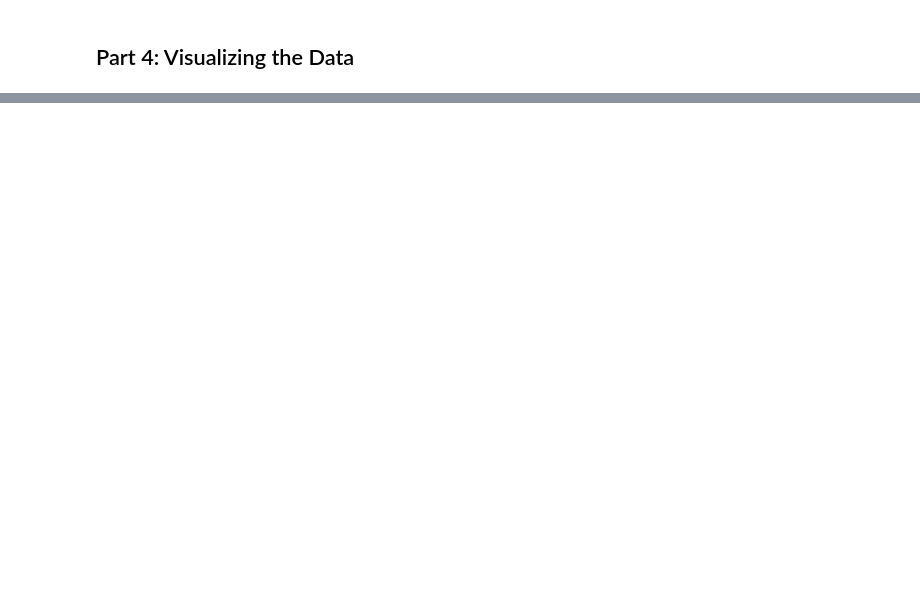
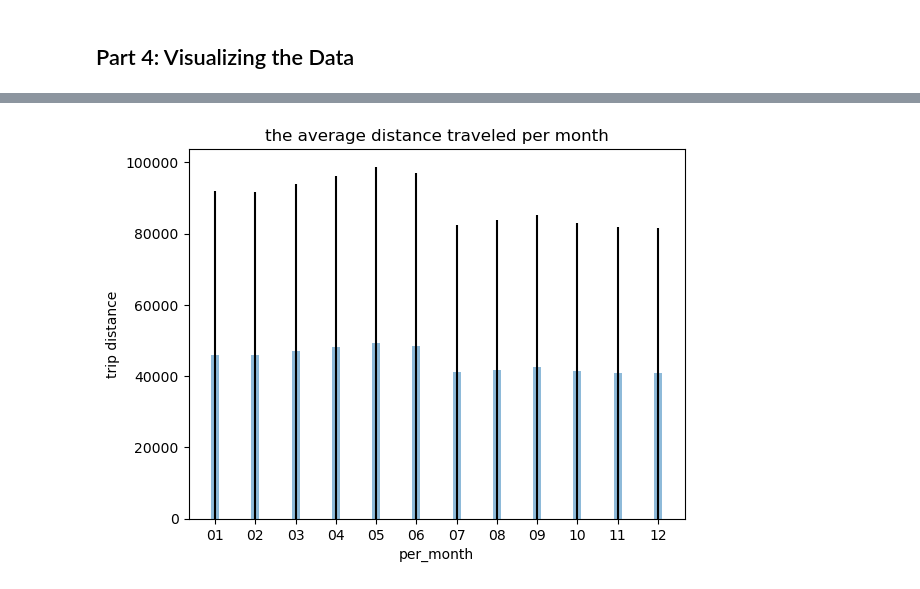
Before and after one commit to Jacob-YY/4501_project_yy_cc, a Jupyter notebook: 4501 proj!.ipynb, the cells around one changed output, grey strips where cells are left out. Cells and saved outputs as stored; diff of their text form; code cells hidden in the pictures; blank space fills up the shorter version.

```diff
--- a/4501 proj!.ipynb
+++ b/4501 proj!.ipynb
@@ -836,7 +955,7 @@ popular_hour()
 #Create a visualization that shows the average distance traveled per month
 def get_avg_distance_per_month():
 
-    query_sql = """select strftime('%m',pickup_datetime) AS per_month,sum(trip_distance) as trip_distance from taxi_trips GROUP BY per_month;"""
+    query_sql = f"select strftime('%m',pickup_datetime) AS per_month,sum(trip_distance) as trip_distance from taxi_trips GROUP BY per_month;"
 
     with engine.connect() as connection:
         t4 = connection.execute(query_sql)
@@ -852,3 +971,4 @@ def get_avg_distance_per_month():
     plt.title("the average distance traveled per month")
     plt.show()
 get_avg_distance_per_month()
+# %% [output]
@@ -855,3 +977,4 @@ get_avg_distance_per_month()
+[figure, added]
 # %%
 #p4 q3
 #Define three lat/long coordinate boxes around the three major New York airports: LGA, JFK, and EWR
```
Also changed, not shown: parts of 23 cells of this notebook.
